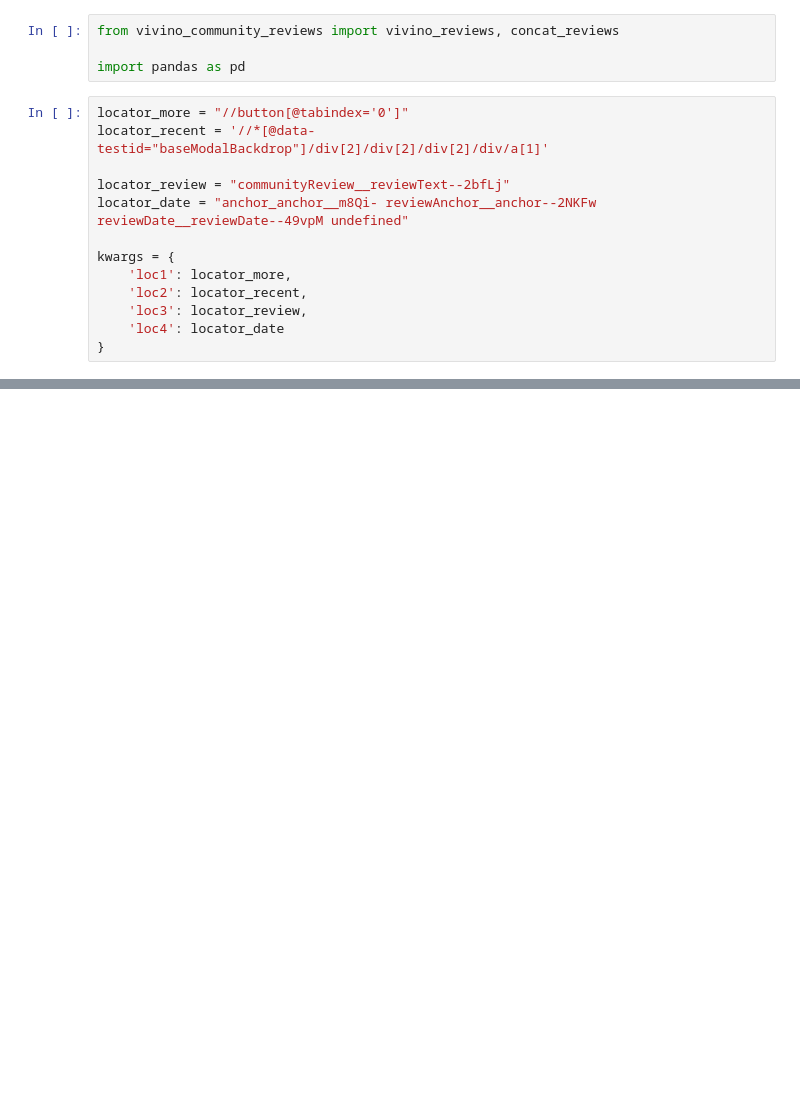
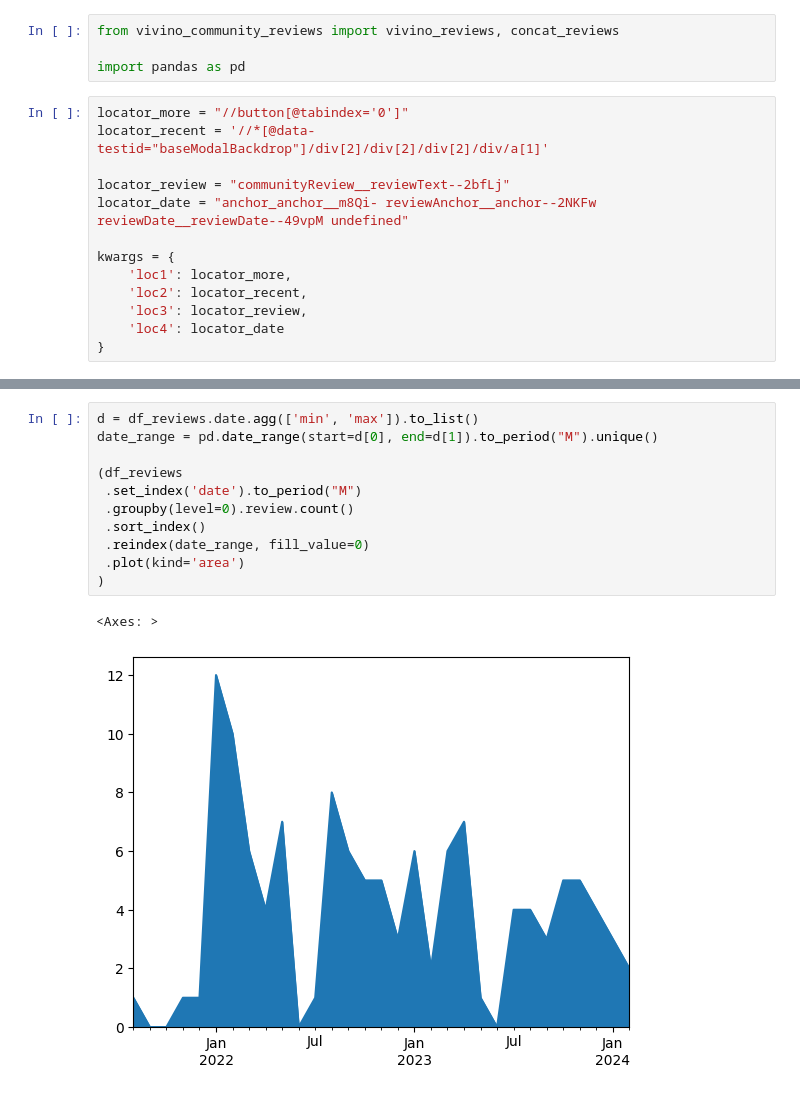
Before and after one commit to lbk209/topic_modeling, a Jupyter notebook: vivino_community_reviews.ipynb, the cells around one changed output, grey strips where cells are left out. Drawn from its saved outputs; the diff is of its cells as text; blank space fills up the shorter version.

```diff
--- a/vivino_community_reviews.ipynb
+++ b/vivino_community_reviews.ipynb
@@ -72,0 +124,14 @@ ValueError: time data '' does not match format '%b %d, %Y'
+# %%
+d = df_reviews.date.agg(['min', 'max']).to_list()
+date_range = pd.date_range(start=d[0], end=d[1]).to_period("M").unique()
+
+(df_reviews
+ .set_index('date').to_period("M")
+ .groupby(level=0).review.count()
+ .sort_index()
+ .reindex(date_range, fill_value=0)
+ .plot(kind='area')
+)
+# %% [output]
+<Axes: >
+[figure, added]
```
Also changed, not shown: parts of 40 cells of this notebook.
